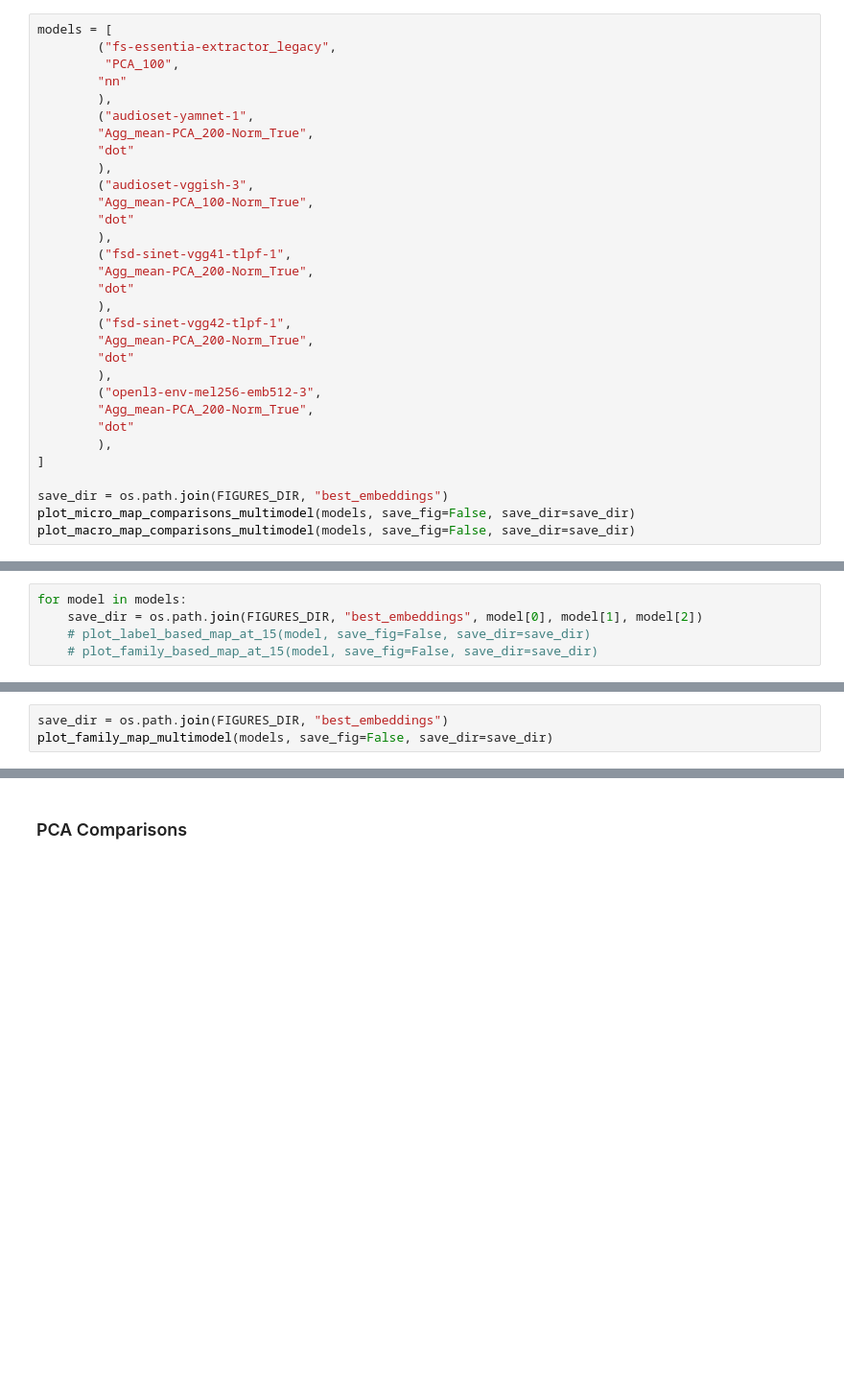
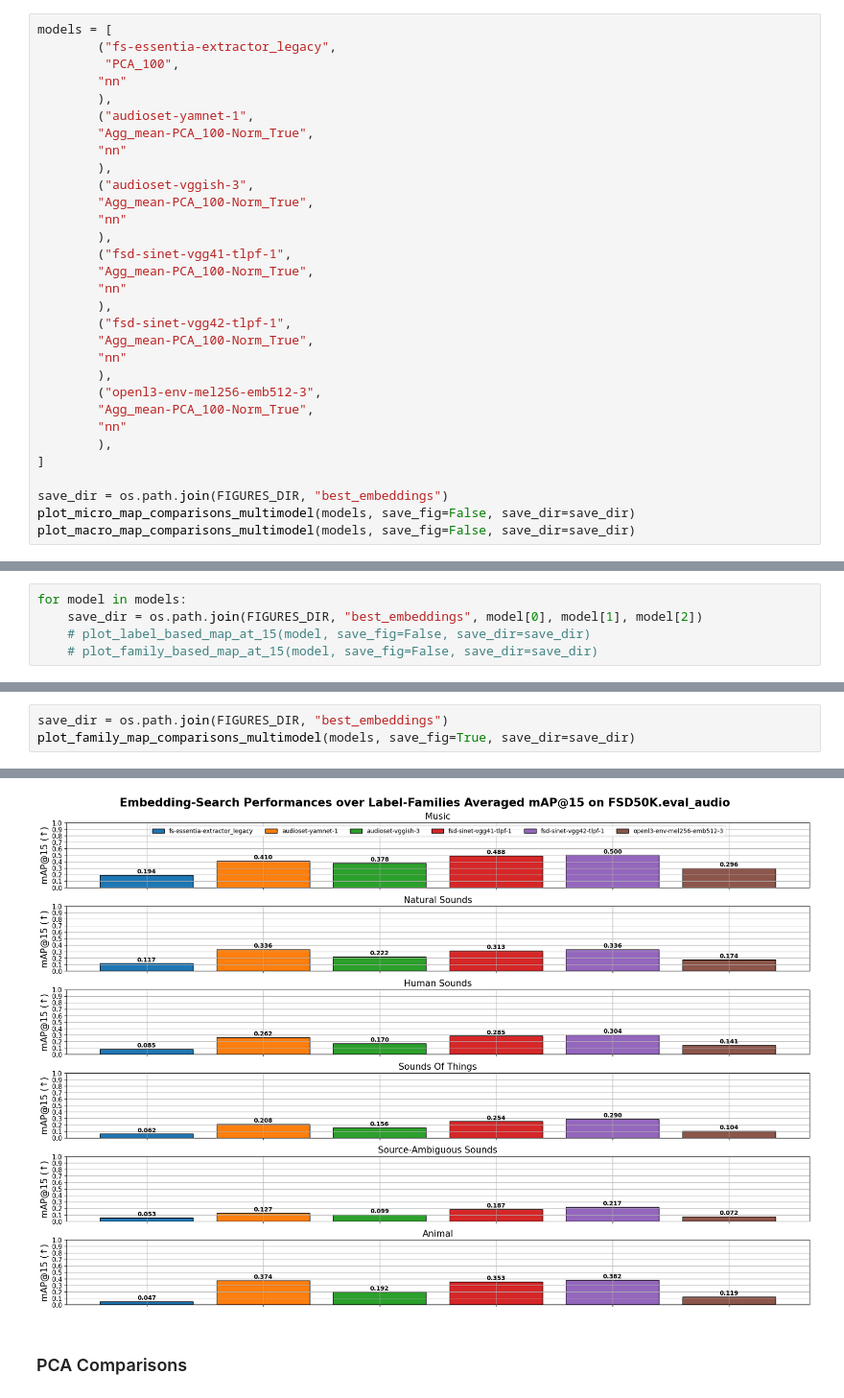
Before and after one commit to raraz15/semantic-sound-similarity, a Jupyter notebook: code/notebooks/metrics_plot.ipynb, the cells around one changed output, grey strips where cells are left out. Shown at 96% size. Drawn from its saved outputs; the diff is of its cells as text; blank space fills up the shorter version.

```diff
--- a/code/notebooks/metrics_plot.ipynb
+++ b/code/notebooks/metrics_plot.ipynb
@@ -32,24 +29,24 @@ models = [
         "nn"
         ),
         ("audioset-yamnet-1",
-        "Agg_mean-PCA_200-Norm_True",
-        "dot"
+        "Agg_mean-PCA_100-Norm_True",
+        "nn"
         ),
         ("audioset-vggish-3",
         "Agg_mean-PCA_100-Norm_True",
-        "dot"
+        "nn"
         ),
         ("fsd-sinet-vgg41-tlpf-1",
-        "Agg_mean-PCA_200-Norm_True",
-        "dot"
+        "Agg_mean-PCA_100-Norm_True",
+        "nn"
         ),
         ("fsd-sinet-vgg42-tlpf-1",
-        "Agg_mean-PCA_200-Norm_True",
-        "dot"
+        "Agg_mean-PCA_100-Norm_True",
+        "nn"
         ),
         ("openl3-env-mel256-emb512-3",
-        "Agg_mean-PCA_200-Norm_True",
-        "dot"
+        "Agg_mean-PCA_100-Norm_True",
+        "nn"
         ),
 ]
 
@@ -67,8 +68,9 @@ for model in models:
 # %%
 save_dir = os.path.join(FIGURES_DIR, "best_embeddings")
-plot_family_map_multimodel(models, save_fig=False, save_dir=save_dir)
+plot_family_map_comparisons_multimodel(models, save_fig=True, save_dir=save_dir)
 # %% [output]
 Saving figure to /home/roguz/freesound/freesound-perceptual_similarity/data/figures/best_embeddings/family_based_mAP@15-comparison.png
+[figure, added]
 # %% [markdown]
 ### PCA Comparisons
 # %%
```
Also changed, not shown: parts of 6 cells of this notebook, 1 other file.
